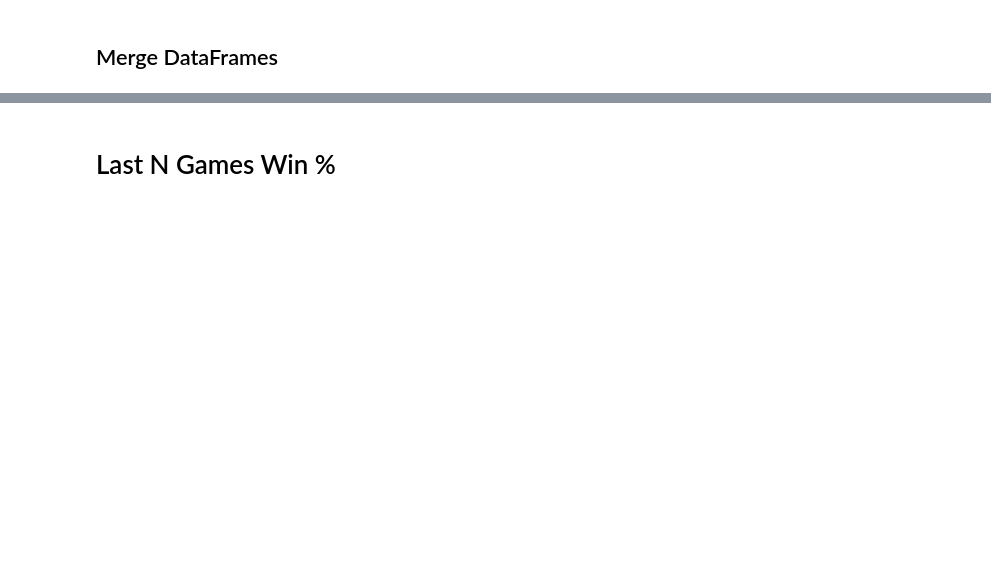
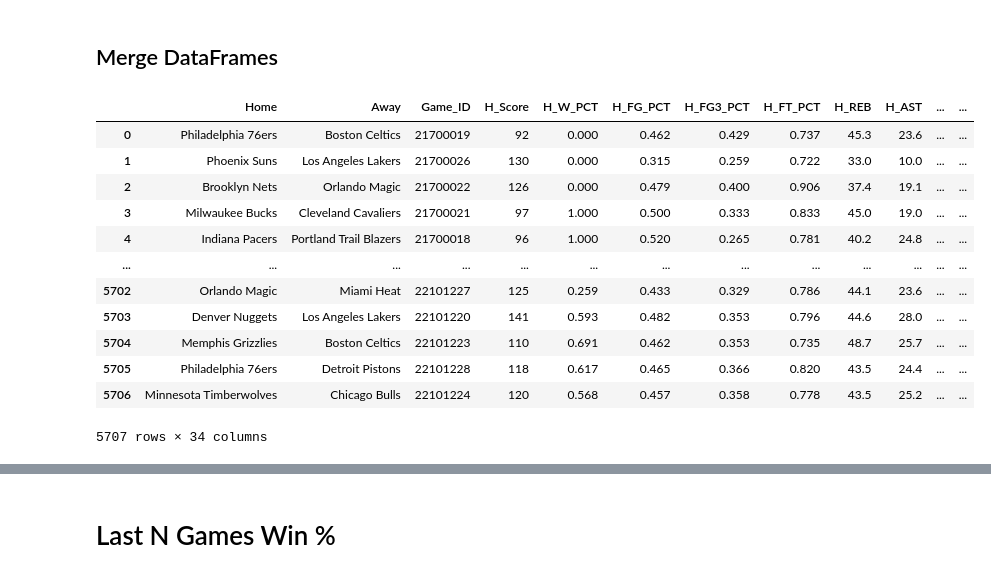
Before and after one commit to alvaromendizabal/NBA_Prediction_Model, a Jupyter notebook: alvaro-Copy2.ipynb, the cells around one changed output, grey strips where cells are left out. Drawn from its saved outputs; the diff is of its cells as text; code cells hidden in the pictures; blank space fills up the shorter version.

```diff
--- a/alvaro-Copy2.ipynb
+++ b/alvaro-Copy2.ipynb
@@ -364,0 +452,14 @@ print(len(df_2018))
+# %%
+df_2017 = pd.read_csv('./data/nba_df_2017.csv')
+df_2017['Date'] = pd.to_datetime(df_2017['Date'])
+df_2017['Season'] = '2017-18'
+
+df_2017_2 = pd.read_csv('./data/nba_df_2017_v2.csv')
+df_2017_2['Date'] = pd.to_datetime(df_2017_2['Date'])
+df_2017_2['Season'] = '2017-18'
+
+df_2017_3 = pd.read_csv('./data/nba_df_2017_v3.csv')
+df_2017_3['Date'] = pd.to_datetime(df_2017_3['Date'])
+df_2017_3['Season'] = '2017-18'
+
+print(len(df_2017), len(df_2017_2), len(df_2017_3))
@@ -364,0 +468,4 @@ print(len(df_2018))
+# %%
+frames = [df_2017, df_2017_2, df_2017_3]
+df_2017_final = pd.concat(frames)
+len(df_2017_final)
@@ -436,10 +559,24 @@ print(f"Length of 2022 data: {len(df_2022_final)}\n")
 # %% [markdown]
 ## Merge DataFrames
 # %%
-frames = [df_2018, df_2019_final, df_2021_final, df_2022_final]
+frames = [df_2017_final, df_2018, df_2019_final, df_2021_final, df_2022_final]
 df = pd.concat(frames)
 df = df.reset_index(drop=True)
 
 df
+# %% [output]
+|  | Home | Away | Game_ID | H_Score | H_W_PCT | H_FG_PCT | H_FG3_PCT | H_FT_PCT | H_REB | H_AST | ... | ... |
+| 0 | Philadelphia 76ers | Boston Celtics | 21700019 | 92 | 0.000 | 0.462 | 0.429 | 0.737 | 45.3 | 23.6 | ... | ... |
+| 1 | Phoenix Suns | Los Angeles Lakers | 21700026 | 130 | 0.000 | 0.315 | 0.259 | 0.722 | 33.0 | 10.0 | ... | ... |
+| 2 | Brooklyn Nets | Orlando Magic | 21700022 | 126 | 0.000 | 0.479 | 0.400 | 0.906 | 37.4 | 19.1 | ... | ... |
+| 3 | Milwaukee Bucks | Cleveland Cavaliers | 21700021 | 97 | 1.000 | 0.500 | 0.333 | 0.833 | 45.0 | 19.0 | ... | ... |
+| 4 | Indiana Pacers | Portland Trail Blazers | 21700018 | 96 | 1.000 | 0.520 | 0.265 | 0.781 | 40.2 | 24.8 | ... | ... |
+| ... | ... | ... | ... | ... | ... | ... | ... | ... | ... | ... | ... | ... |
+| 5702 | Orlando Magic | Miami Heat | 22101227 | 125 | 0.259 | 0.433 | 0.329 | 0.786 | 44.1 | 23.6 | ... | ... |
+| 5703 | Denver Nuggets | Los Angeles Lakers | 22101220 | 141 | 0.593 | 0.482 | 0.353 | 0.796 | 44.6 | 28.0 | ... | ... |
+| 5704 | Memphis Grizzlies | Boston Celtics | 22101223 | 110 | 0.691 | 0.462 | 0.353 | 0.735 | 48.7 | 25.7 | ... | ... |
+| 5705 | Philadelphia 76ers | Detroit Pistons | 22101228 | 118 | 0.617 | 0.465 | 0.366 | 0.820 | 43.5 | 24.4 | ... | ... |
+| 5706 | Minnesota Timberwolves | Chicago Bulls | 22101224 | 120 | 0.568 | 0.457 | 0.358 | 0.778 | 43.5 | 25.2 | ... | ... |
+5707 rows × 34 columns
 # %%
 df.isnull().sum()
```
Also changed, not shown: parts of 89 cells of this notebook, 2 other files.
